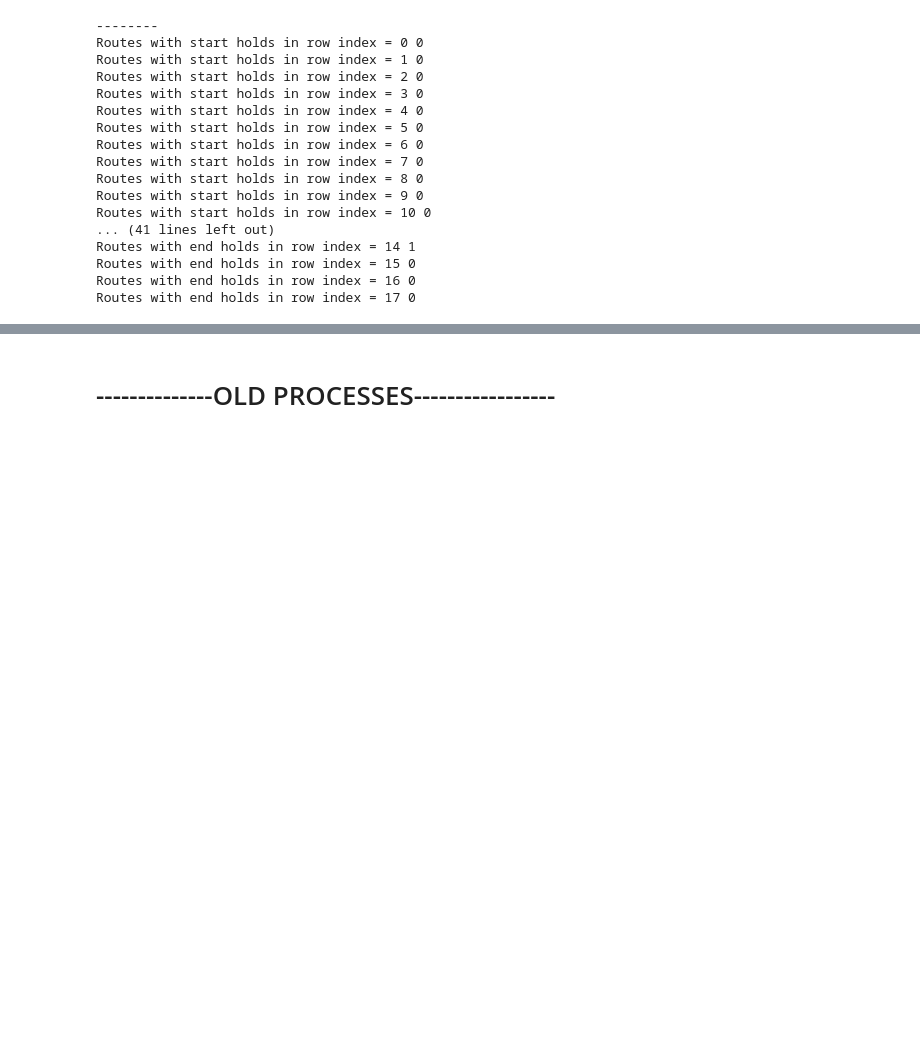
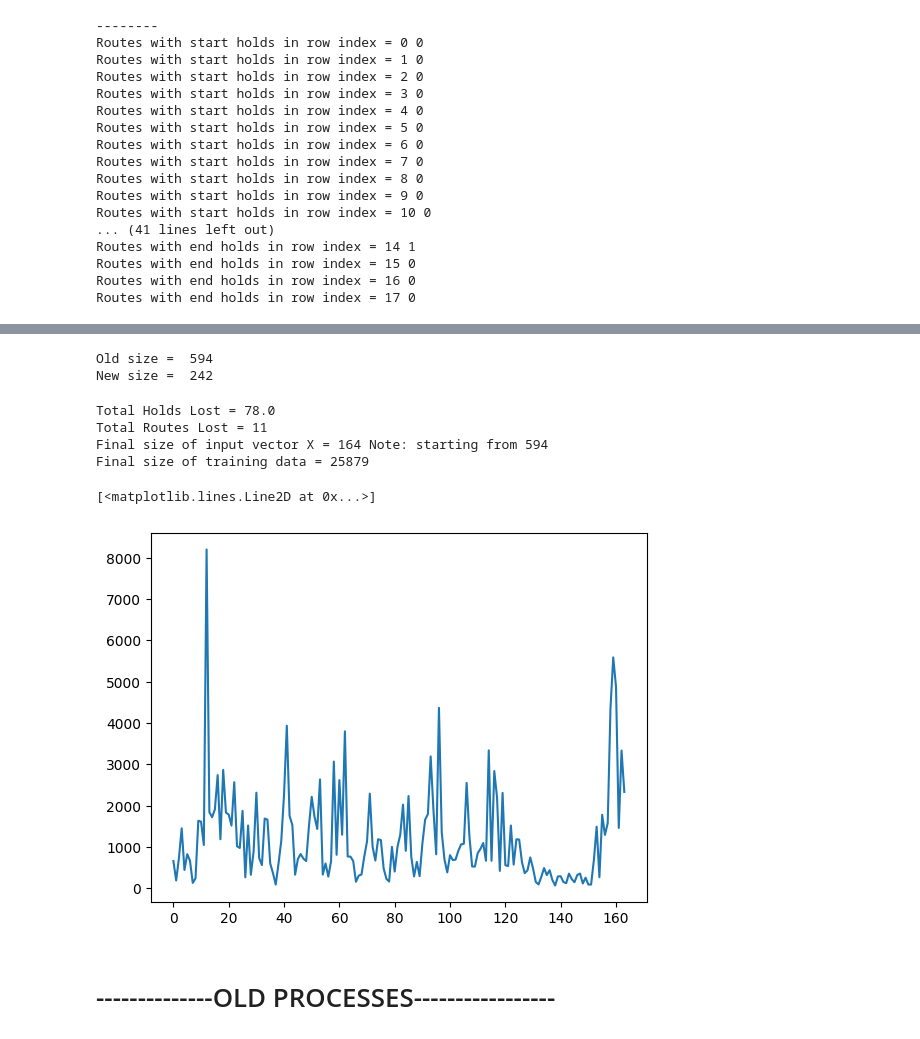
Before and after one commit to wd7512/Moonboard-Analysis, a Jupyter notebook: Cleaning.ipynb, the cells around one changed output, grey strips where cells are left out. Saved outputs shown, nothing was run; the diff lists cells and outputs as text; code cells hidden in the pictures; blank space fills up the shorter version.

Commit message:
Finished 1st draft of cleaning data

```diff
--- a/Cleaning.ipynb
+++ b/Cleaning.ipynb
@@ -268,0 +249,31 @@ Holds Lost =  11.0
+# %%
+#here we must remove the routes with these handholds
+to_remove = []
+
+for i, line in training_data.iterrows():
+    if np.sum(line["Moves"][2][1:,:])>0:
+        training_data.drop(i,inplace=True)
+# %%
+# we are taking the 3 matricies down to just one matrix
+import matplotlib.pyplot as plt
+def condense(moves):
+    '''
+    function to remove empty rows of the dataset
+    '''
+    new_moves = np.zeros((22,11))
+
+    new_moves[0:5,:] = moves[0][12:17,:]
+    new_moves[5:21,:] = moves[1][1:17,:]
+    new_moves[-1,:] = moves[2][0,:]
+
+    return new_moves
+
+con_freq = condense(freq)
+
+print('Old size = ',freq.size)
+print('New size = ',con_freq.size)
+
+#plt.matshow(con_freq)
+# %% [output]
+Old size =  594
+New size =  242
@@ -269,2 +323,19 @@ Holds Lost =  11.0
+# %%
+print('Total Holds Lost =',np.sum(sum(data2016["Moves"])) - np.sum(sum(training_data["Moves"])))
+print('Total Routes Lost =',len(data2016) - len(training_data))
+print('Final size of input vector X =',len(training_data.iloc[0]["Moves"]),'Note: starting from 594')
+print('Final size of training data =',len(training_data))
+# %% [output]
+Total Holds Lost = 78.0
+Total Routes Lost = 11
+Final size of input vector X = 164 Note: starting from 594
+Final size of training data = 25879
+# %%
+training_freq = sum(training_data["Moves"])
+
+plt.plot(training_freq)
+# %% [output]
+[<matplotlib.lines.Line2D at 0x...>]
+[figure, added]
 # %% [markdown]
 # --------------OLD PROCESSES-----------------
```
Also changed, not shown: parts of 7 cells of this notebook.
